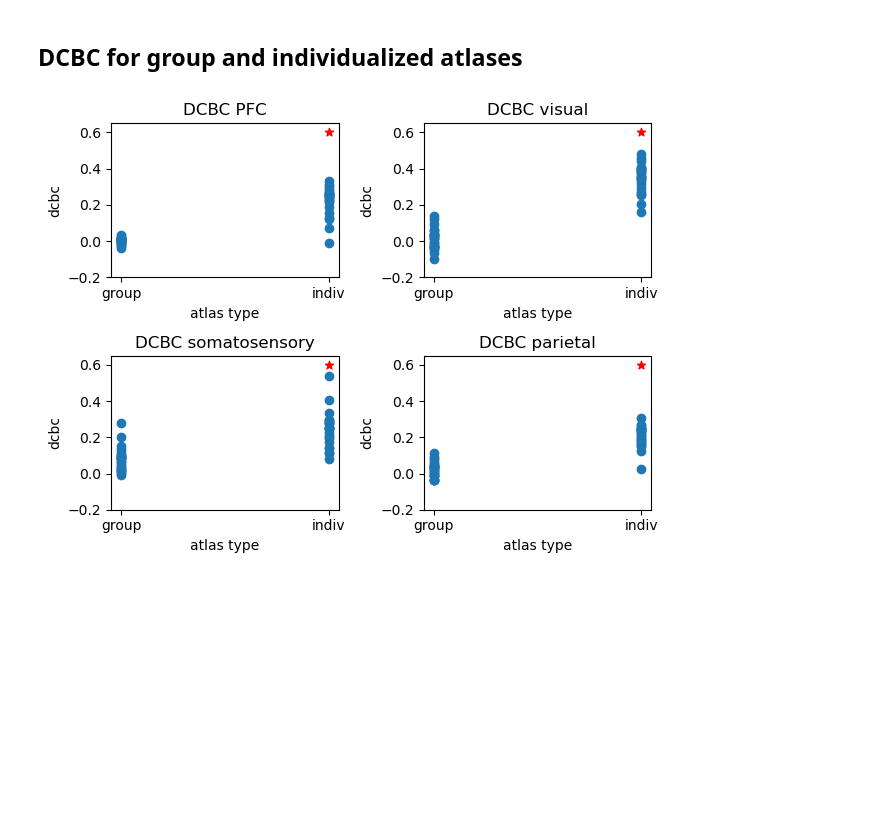
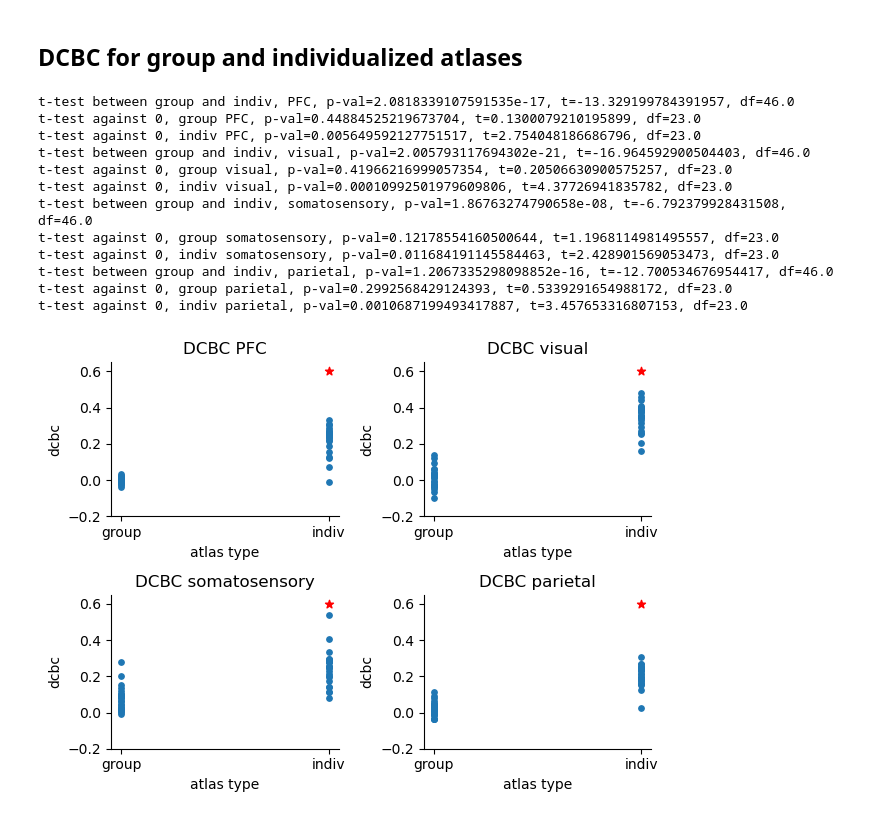
Before and after one commit to jkderrick028/PFC_parcellation, a Jupyter notebook: code/2_evaluating_group_and _individualized_parcellations.ipynb, the cells around one changed output. Cells and saved outputs as stored; diff of their text form; code cells hidden in the pictures; blank space fills up the shorter version.

```diff
--- a/code/2_evaluating_group_and _individualized_parcellations.ipynb
+++ b/code/2_evaluating_group_and _individualized_parcellations.ipynb
@@ -112,42 +112,68 @@ plt.tight_layout()
 # %% [markdown]
 ## DCBC for group and individualized atlases
 # %%
-plt.figure()
+fig, axs = plt.subplots(2, 2)
 
 for roiI in np.arange(n_rois):
     PKL_eval_output = os.path.join(resultsPath, f'output_{ROIs[roiI]}.pkl')
     with open(PKL_eval_output, 'rb') as pf:
         output_eval = pickle.load(pf)
     output_dcbc_group = output_eval['output_dcbc_group']
     output_dcbc_indiv = output_eval['output_dcbc_indiv']
 
     dcbc_group = output_dcbc_group['dcbc']
     dcbc_indiv = output_dcbc_indiv['dcbc']
 
     x_group = np.ones(len(dcbc_group))
     x_indiv = 2*np.ones(len(dcbc_indiv))
     x_dcbc = np.concatenate([x_group, x_indiv])
     dcbc_concat = np.concatenate([dcbc_group, dcbc_indiv])
 
-    plt.subplot(2, 2, roiI+1)
-    plt.scatter(x_dcbc, dcbc_concat)
-    plt.xticks([1, 2], labels=['group', 'indiv'])
-    plt.xlabel('atlas type')
-    plt.ylabel('dcbc')
-    plt.title(f'DCBC {ROIs[roiI]}')
-    plt.ylim([-0.2, 0.65])
+    axs.ravel()[roiI].scatter(x_dcbc, dcbc_concat, s=15)
+    axs.ravel()[roiI].set_xticks([1, 2], labels=['group', 'indiv'])
+    axs.ravel()[roiI].set_xlabel('atlas type')
+    axs.ravel()[roiI].set_ylabel('dcbc')
+    axs.ravel()[roiI].set_title(f'DCBC {ROIs[roiI]}')
+    axs.ravel()[roiI].set_ylim([-0.2, 0.65])
+    axs.ravel()[roiI].spines['top'].set_visible(False)
+    axs.ravel()[roiI].spines['right'].set_visible(False)
 
-    # testing dcbc against 0
+    ## some statistical tests
     significance_level = 0.05
+
+    ## t-test comparing group and individual
+    ttest_gi = ttest_ind(dcbc_group, dcbc_indiv, alternative='two-sided')
+    # if ttest_gi.pvalue < significance_level:
+    #     axs.ravel()[roiI].hlines(0.5, xmin=1, xmax=2, linestyles='-', colors=(150/255, 150/255, 150/255))
+    print(f't-test between group and indiv, {ROIs[roiI]}, p-val={ttest_gi.pvalue}, t={ttest_gi.statistic}, df={ttest_gi.df}')
+
+    ## testing dcbc against 0
     # group
-    ttest_result = ttest_ind(dcbc_group, 0, alternative='greater')
-    if ttest_result.pvalue < significance_level:
-        plt.scatter(1, 0.6, c='r', marker='*')
+    ttest_0_g = ttest_ind(dcbc_group, 0, alternative='greater')
+    if ttest_0_g.pvalue < significance_level:
+        axs.ravel()[roiI].scatter(1, 0.6, c='r', marker='*')
+    print(f't-test against 0, group {ROIs[roiI]}, p-val={ttest_0_g.pvalue}, t={ttest_0_g.statistic}, df={ttest_0_g.df}')
     # indiv
-    ttest_result = ttest_ind(dcbc_indiv, 0, alternative='greater')
-    if ttest_result.pvalue < significance_level:
-        plt.scatter(2, 0.6, c='r', marker='*')
+    ttest_0_i = ttest_ind(dcbc_indiv, 0, alternative='greater')
+    if ttest_0_i.pvalue < significance_level:
+        axs.ravel()[roiI].scatter(2, 0.6, c='r', marker='*')
+    print(f't-test against 0, indiv {ROIs[roiI]}, p-val={ttest_0_i.pvalue}, t={ttest_0_i.statistic}, df={ttest_0_i.df}')
 
 plt.tight_layout()
+
+JPG_fig = os.path.join(resultsPath, f'dcbc_group_indiv.jpg')
+plt.savefig(JPG_fig, format='jpg', dpi=500)
 # %% [output]
+t-test between group and indiv, PFC, p-val=2.0818339107591535e-17, t=-13.329199784391957, df=46.0
+t-test against 0, group PFC, p-val=0.44884525219673704, t=0.1300079210195899, df=23.0
+t-test against 0, indiv PFC, p-val=0.005649592127751517, t=2.754048186686796, df=23.0
+t-test between group and indiv, visual, p-val=2.005793117694302e-21, t=-16.964592900504403, df=46.0
+t-test against 0, group visual, p-val=0.41966216999057354, t=0.20506630900575257, df=23.0
+t-test against 0, indiv visual, p-val=0.00010992501979609806, t=4.37726941835782, df=23.0
+t-test between group and indiv, somatosensory, p-val=1.86763274790658e-08, t=-6.792379928431508, df=46.0
+t-test against 0, group somatosensory, p-val=0.12178554160500644, t=1.1968114981495557, df=23.0
+t-test against 0, indiv somatosensory, p-val=0.011684191145584463, t=2.428901569053473, df=23.0
+t-test between group and indiv, parietal, p-val=1.2067335298098852e-16, t=-12.700534676954417, df=46.0
+t-test against 0, group parietal, p-val=0.2992568429124393, t=0.5339291654988172, df=23.0
+t-test against 0, indiv parietal, p-val=0.0010687199493417887, t=3.457653316807153, df=23.0
-[figure, old version]
+[figure, new version]
```
Also changed, not shown: 2 other files.
